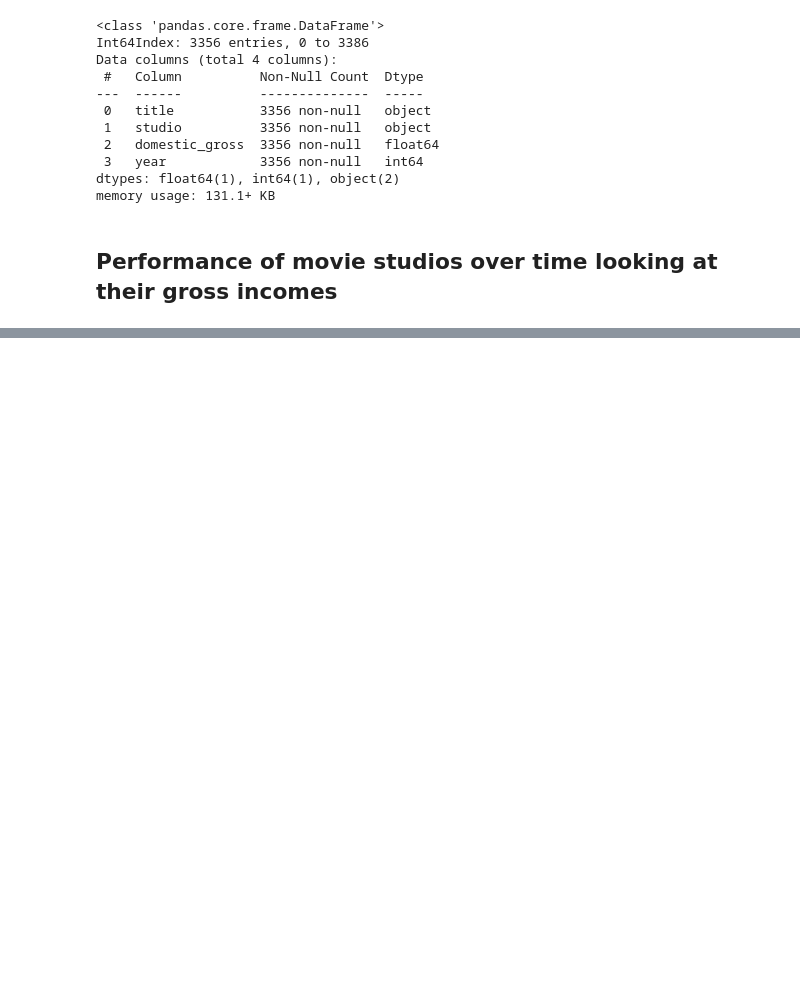
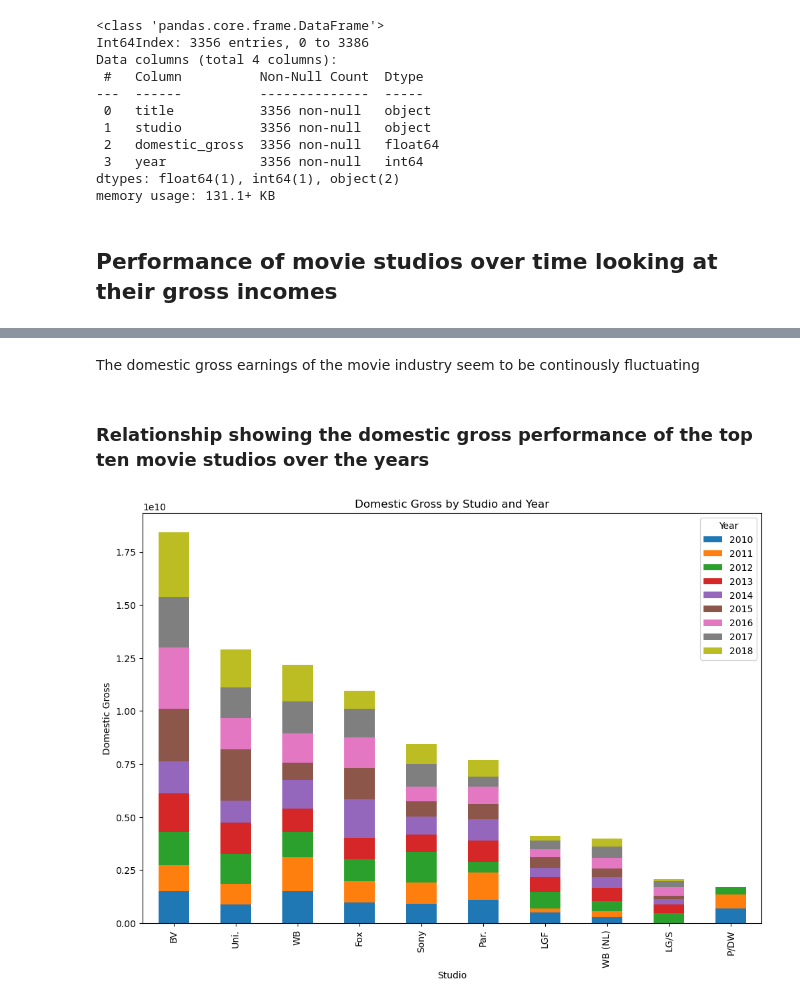
Before and after one commit to billymwangi/test, a Jupyter notebook: student.ipynb, the cells around one changed output, grey strips where cells are left out. Cells and saved outputs as stored; diff of their text form; code cells hidden in the pictures; blank space fills up the shorter version.

```diff
--- a/student.ipynb
+++ b/student.ipynb
@@ -515,0 +514,23 @@ plt.show()
+# %% [markdown]
+The domestic gross earnings of the movie industry seem to be continously fluctuating
+# %% [markdown]
+### Relationship showing the domestic gross performance of the top ten movie studios over the years
+# %%
+grouped_df = movie_gross.groupby(['year', 'studio'])['domestic_gross'].sum().reset_index()
+
+# pivot the data to create a new DataFrame with each year as a column and each studio as a row
+pivoted_df = pd.pivot_table(grouped_df, values='domestic_gross', index='studio', columns='year', fill_value=0)
+
+# sort the data in descending order of total domestic gross
+sorted_df = pivoted_df.sum(axis=1).sort_values(ascending=False).index[:10]
+pivoted_df = pivoted_df.loc[sorted_df]
+
+# create the stacked bar chart
+pivoted_df.plot(kind='bar', stacked=True, figsize=(12,8))
+plt.xlabel('Studio')
+plt.ylabel('Domestic Gross')
+plt.title('Domestic Gross by Studio and Year')
+plt.legend(title='Year')
+plt.show()
+# %% [output]
+[figure, added]
```
Also changed, not shown: parts of 4 cells of this notebook.
